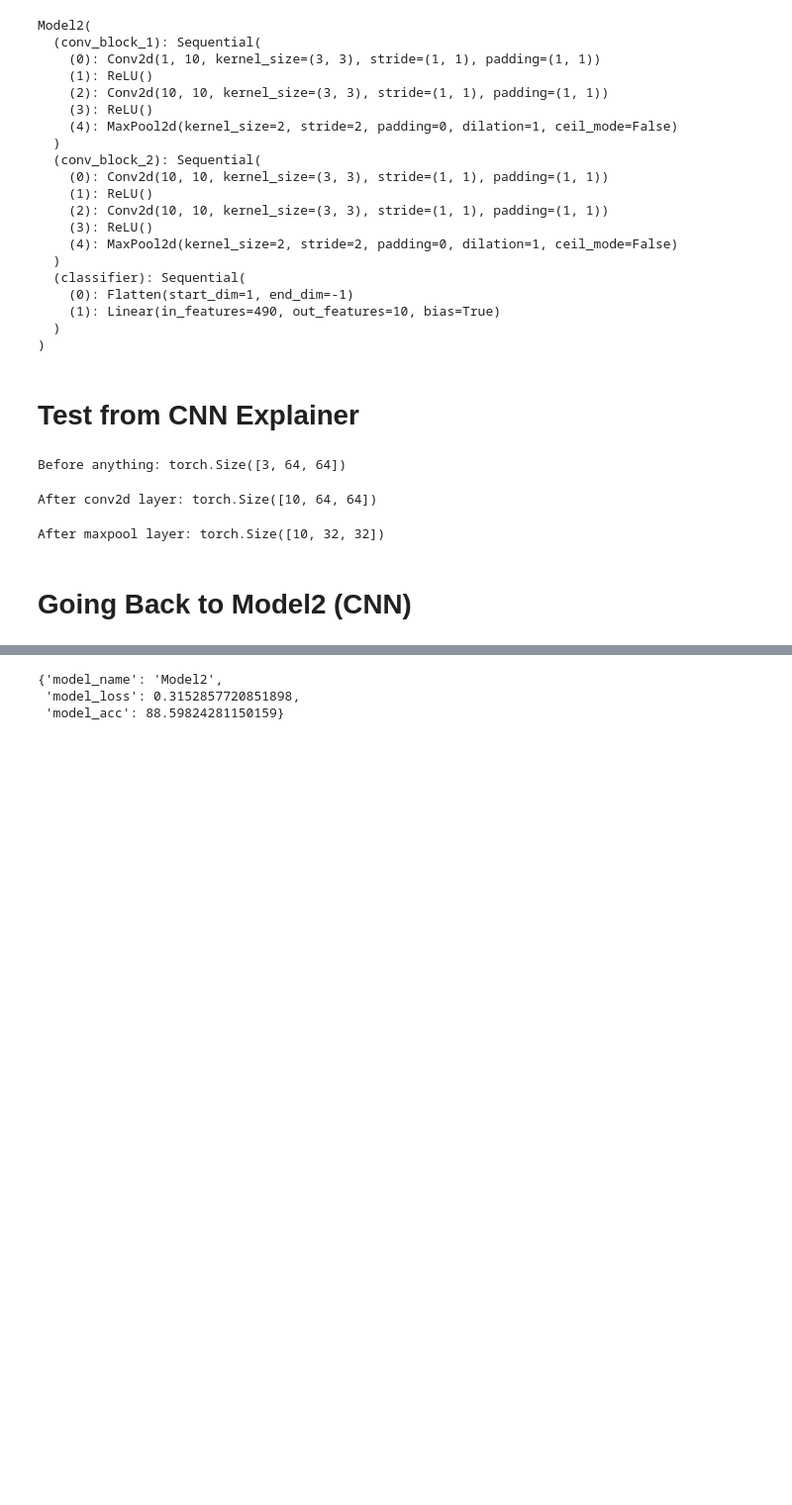
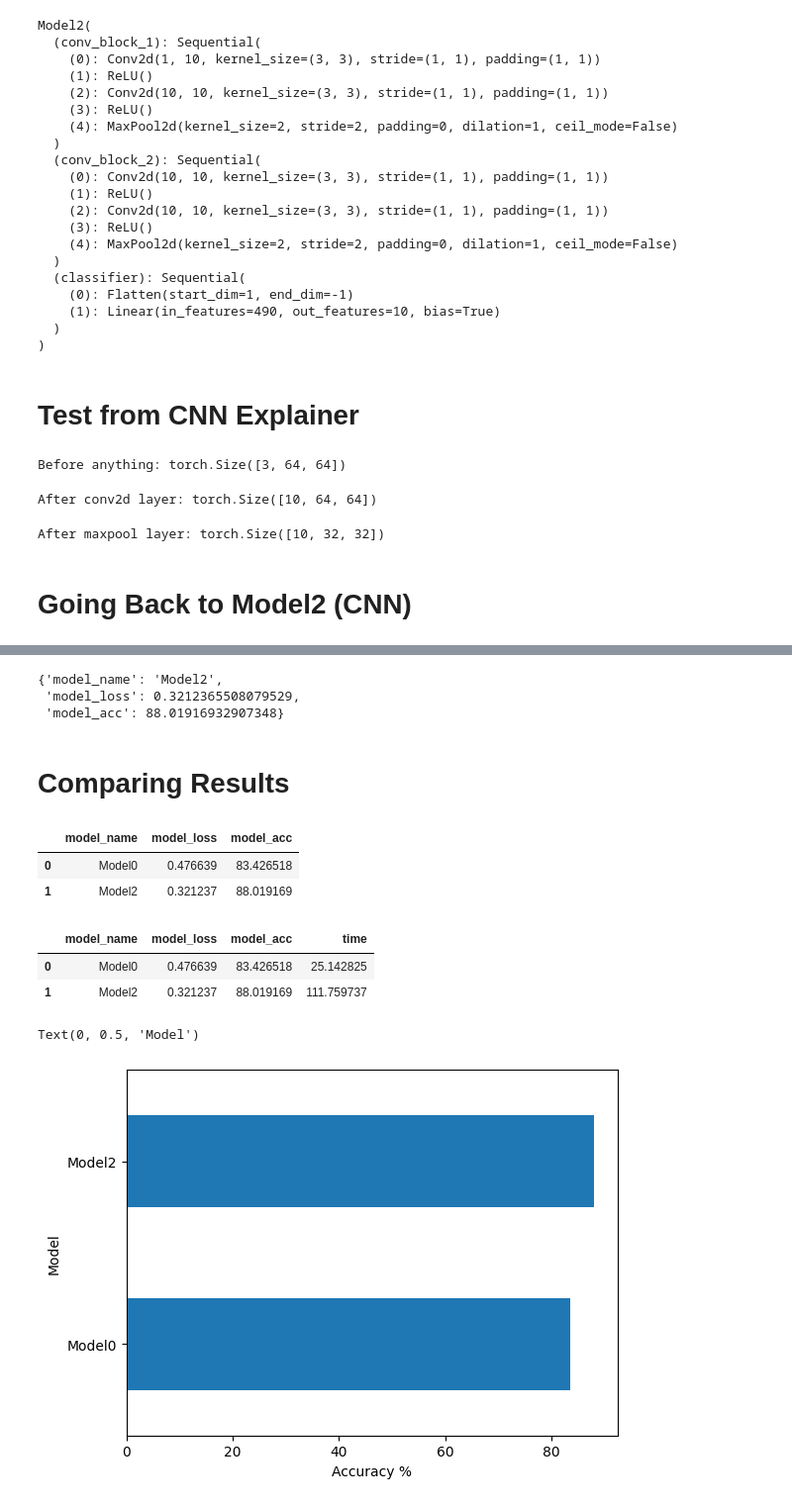
Before and after one commit to dozetype/pytorch-notes, a Jupyter notebook: cv.ipynb, the cells around one changed output, grey strips where cells are left out. Shown at 99% size. Saved outputs shown, nothing was run; the diff lists cells and outputs as text; code cells hidden in the pictures; blank space fills up the shorter version.

```diff
--- a/cv.ipynb
+++ b/cv.ipynb
@@ -397,6 +397,6 @@ for epochs in range(epochs):
     test_step(model=model2, data_loader=test_dataloader, loss_fn=loss_fn, accuracy_fn=accuracy_fn)
 
 end_time = timer()
-print_train_time(start_time, end_time, device)
+model2_time = print_train_time(start_time, end_time, device)
 # %% [output]
 Epoch: 0
@@ -410,7 +409,33 @@ Train time on cuda: 38.545 seconds
 # %%
 # Testing
-test_step(model=model2, data_loader=test_dataloader, loss_fn=loss_fn, accuracy_fn=accuracy_fn)
+model2_results = test_step(model=model2, data_loader=test_dataloader, loss_fn=loss_fn, accuracy_fn=accuracy_fn)
+model2_results
 # %% [output]
 {'model_name': 'Model2',
- 'model_loss': 0.3152857720851898,
- 'model_acc': 88.59824281150159}
+ 'model_loss': 0.3212365508079529,
+ 'model_acc': 88.01916932907348}
+# %% [markdown]
+# Comparing Results
+# %%
+import pandas as pd
+results = pd.DataFrame([model0_results,model2_results])
+results
+# %% [output]
+|  | model_name | model_loss | model_acc |
+| 0 | Model0 | 0.476639 | 83.426518 |
+| 1 | Model2 | 0.321237 | 88.019169 |
+# %%
+results["time"] = [model0_time, model2_time]
+results
+# %% [output]
+|  | model_name | model_loss | model_acc | time |
+| 0 | Model0 | 0.476639 | 83.426518 | 25.142825 |
+| 1 | Model2 | 0.321237 | 88.019169 | 111.759737 |
+# %%
+# Visualizing
+results.set_index("model_name")["model_acc"].plot(kind="barh")
+plt.xlabel("Accuracy %")
+plt.ylabel("Model")
+# %% [output]
+Text(0, 0.5, 'Model')
+[figure, added]
```
Also changed, not shown: parts of 13 cells of this notebook.
